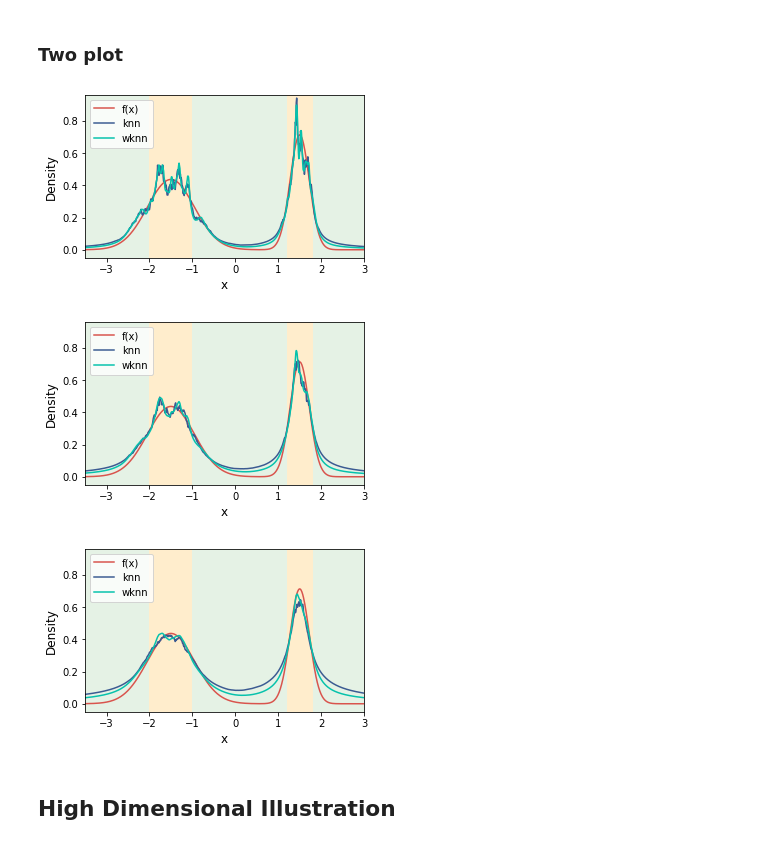
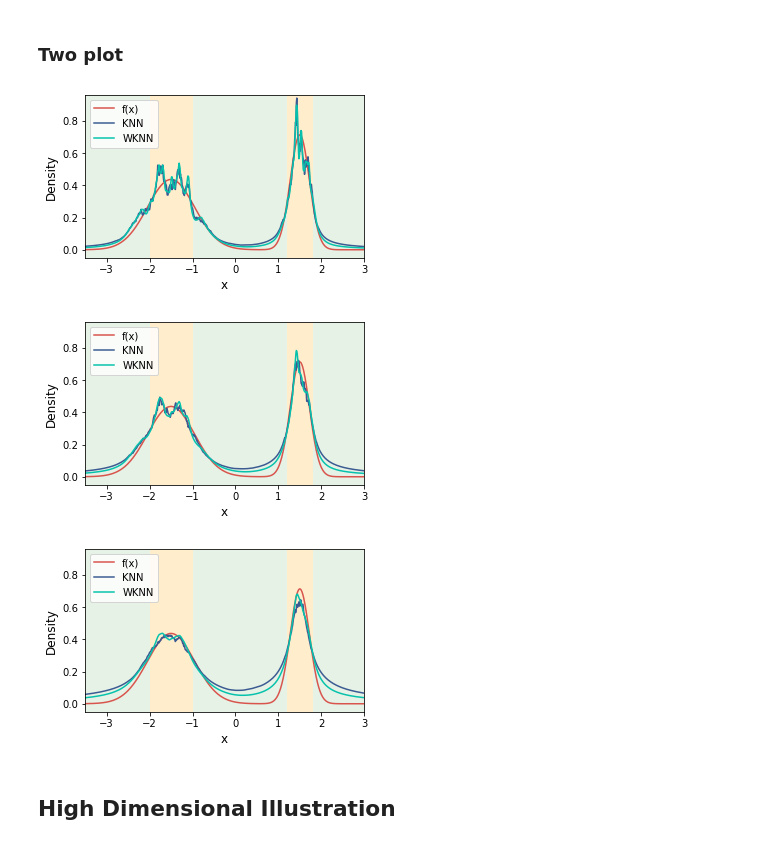
Before and after one commit to Karlmyh/NNDAD, a Jupyter notebook: Plot.ipynb, the cells around one changed output. Cells and saved outputs as stored; diff of their text form; code cells hidden in the pictures.

Commit message:
change legend

```diff
--- a/Plot.ipynb
+++ b/Plot.ipynb
@@ -208,8 +208,8 @@ pdf_WKNN=np.exp(modelWKNN.predict(X_test))
 # change frame
 df1["x"]=X_test.ravel()
 df1["f(x)"]=pdf_X_test
-df1["knn"]=pdf_KNN
-df1["wknn"]=pdf_WKNN
+df1["KNN"]=pdf_KNN
+df1["WKNN"]=pdf_WKNN
 df1["k"]=k1
 
 ## second k
@@ -225,8 +225,8 @@ pdf_WKNN=np.exp(modelWKNN.predict(X_test))
 # change frame
 df2["x"]=X_test.ravel()
 df2["f(x)"]=pdf_X_test
-df2["knn"]=pdf_KNN
-df2["wknn"]=pdf_WKNN
+df2["KNN"]=pdf_KNN
+df2["WKNN"]=pdf_WKNN
 df2["k"]=k2
 
 ## third k
@@ -242,8 +242,8 @@ pdf_WKNN=np.exp(modelWKNN.predict(X_test))
 # change frame
 df3["x"]=X_test.ravel()
 df3["f(x)"]=pdf_X_test
-df3["knn"]=pdf_KNN
-df3["wknn"]=pdf_WKNN
+df3["KNN"]=pdf_KNN
+df3["WKNN"]=pdf_WKNN
 df3["k"]=k3
 
 # generate screen
@@ -268,8 +268,8 @@ _=ax.add_patch(rectangle)
 
 # plot lines
 line1, = ax.plot(df1["x"], df1['f(x)'],color = sns.xkcd_rgb["pale red"],linestyle = '-',label = 'f(x)')
-line2, = ax.plot(df1["x"], df1['knn'],color = sns.xkcd_rgb["denim blue"],linestyle = '-',label = 'knn')
-line3, = ax.plot(df1["x"], df1['wknn'],color = sns.xkcd_rgb["turquoise"],linestyle = '-',label = 'wknn')
+line2, = ax.plot(df1["x"], df1['KNN'],color = sns.xkcd_rgb["denim blue"],linestyle = '-',label = 'KNN')
+line3, = ax.plot(df1["x"], df1['WKNN'],color = sns.xkcd_rgb["turquoise"],linestyle = '-',label = 'WKNN')
 
 # set axis x
 _=ax.set_xlim([range_l,range_u])
@@ -311,8 +311,8 @@ _=ax.add_patch(rectangle)
 
 # plot lines
 line4, = ax.plot(df1["x"], df2['f(x)'],color = sns.xkcd_rgb["pale red"],linestyle = '-',label = 'f(x)')
-line5, = ax.plot(df1["x"], df2['knn'],color = sns.xkcd_rgb["denim blue"],linestyle = '-',label = 'knn')
-line6, = ax.plot(df1["x"], df2['wknn'],color = sns.xkcd_rgb["turquoise"],linestyle = '-',label = 'wknn')
+line5, = ax.plot(df1["x"], df2['KNN'],color = sns.xkcd_rgb["denim blue"],linestyle = '-',label = 'KNN')
+line6, = ax.plot(df1["x"], df2['WKNN'],color = sns.xkcd_rgb["turquoise"],linestyle = '-',label = 'WKNN')
 
 
 # set axis x
@@ -345,38 +345,38 @@ _=ax.add_patch(rectangle)
 rectangle=patches.Rectangle((-3.5, -0.1), 1.5, 5,facecolor="green",alpha=0.1)
 _=ax.add_patch(rectangle)
 rectangle=patches.Rectangle((-1, -0.1), 2.2, 5,facecolor="green",alpha=0.1)
 _=ax.add_patch(rectangle)
 rectangle=patches.Rectangle((1.8, -0.1), 1.2, 5,facecolor="green",alpha=0.1)
 _=ax.add_patch(rectangle)
 
 #ax[1].axhline(0.3,lw=1,color="black",linestyle='--')
 
 # plot lines
 line7, = ax.plot(df1["x"], df3['f(x)'],color = sns.xkcd_rgb["pale red"],linestyle = '-',label = 'f(x)')
-line8, = ax.plot(df1["x"], df3['knn'],color = sns.xkcd_rgb["denim blue"],linestyle = '-',label = 'knn')
-line9, = ax.plot(df1["x"], df3['wknn'],color = sns.xkcd_rgb["turquoise"],linestyle = '-',label = 'wknn')
+line8, = ax.plot(df1["x"], df3['KNN'],color = sns.xkcd_rgb["denim blue"],linestyle = '-',label = 'KNN')
+line9, = ax.plot(df1["x"], df3['WKNN'],color = sns.xkcd_rgb["turquoise"],linestyle = '-',label = 'WKNN')
 
 
 # set axis x
 _=ax.set_xlim([range_l,range_u])
 
 # set axis y leaving margin
 interval_l,interval_u=df1["f(x)"].to_numpy().min(),df1["f(x)"].to_numpy().max()
 _=ax.set_ylim(interval_l-0.05,interval_u+0.35*(interval_u-interval_l))
 
 
 # set text
 _=ax.set_xlabel("x",fontsize = 12)
 _=ax.set_ylabel("Density",fontsize = 12)
 
 # legend
 _=ax.legend(handles = [line1,line2,line3],loc="upper left")
 
 plt.savefig("./plot_result/illustration_2.pdf",bbox_inches="tight")
 # %% [output]
-[figure, old version]
+[figure, new version]
-[figure, old version]
+[figure, new version]
-[figure, old version]
+[figure, new version]
 # %% [markdown]
 ## High Dimensional Illustration
 # %%
```
Also changed, not shown: parts of 1 cell of this notebook.
